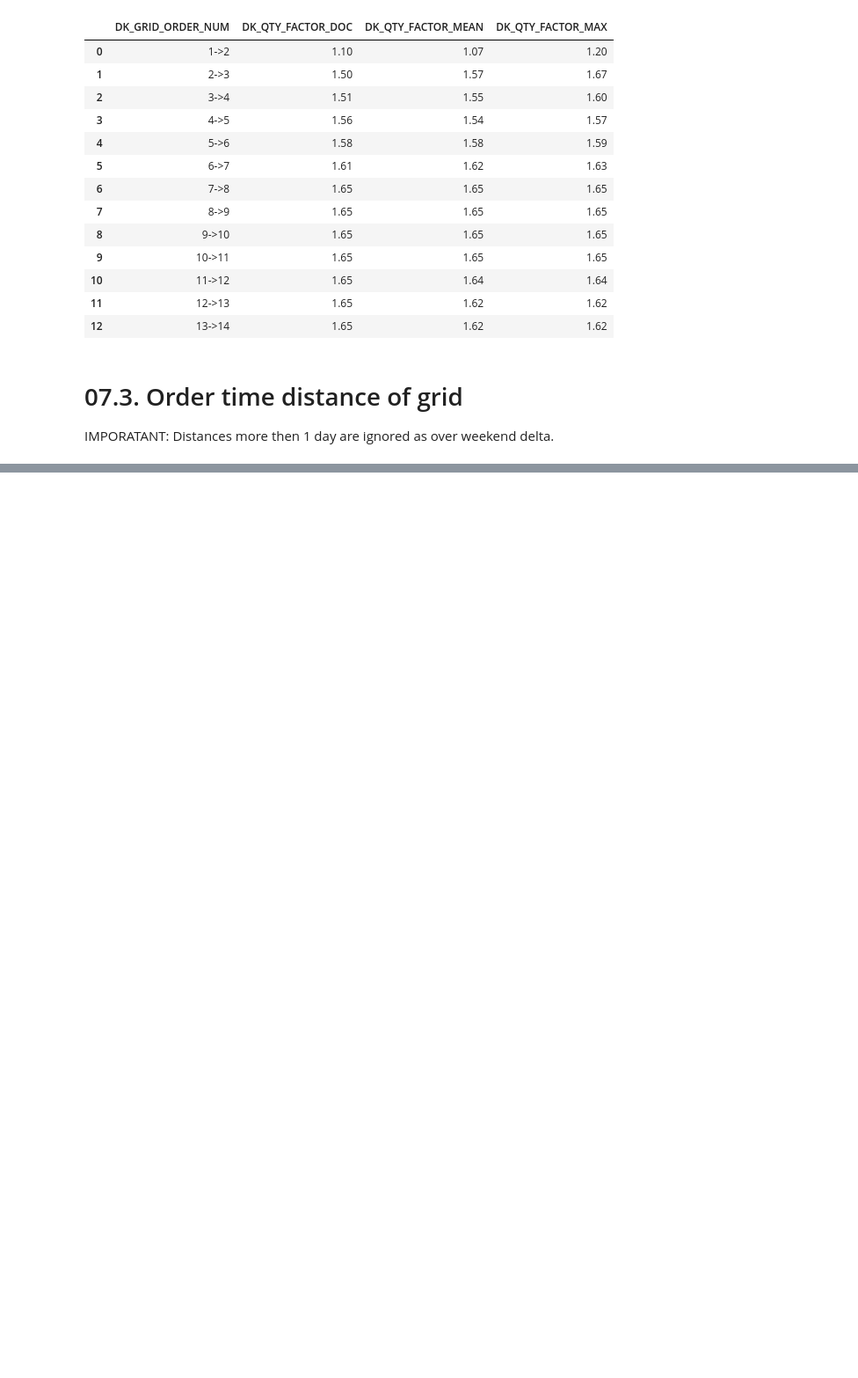
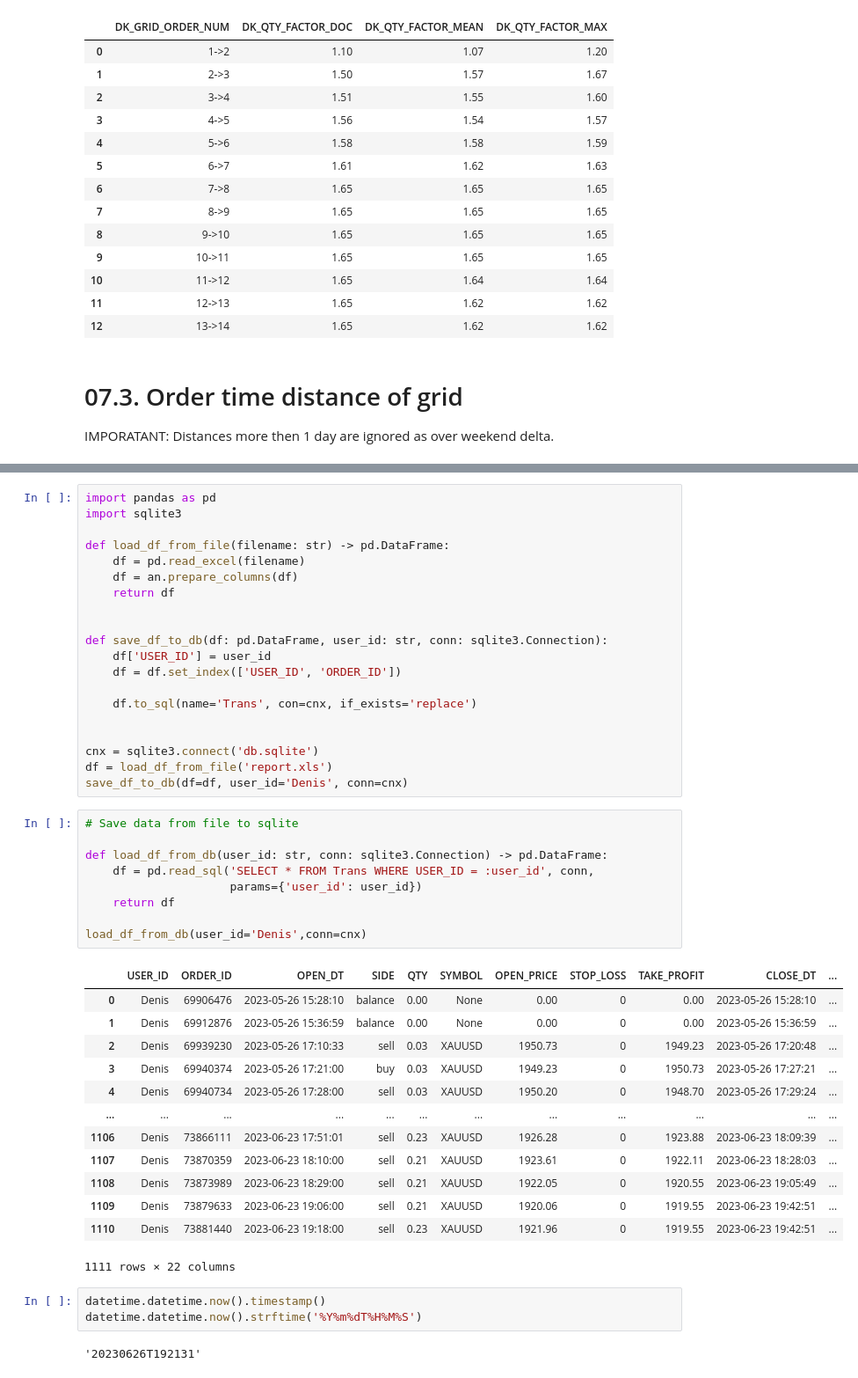
Before and after one commit to sournk/rf-history, a Jupyter notebook: research/analize.ipynb, the cells around one changed output, grey strips where cells are left out. Shown at 88% size. Cells and saved outputs as stored; diff of their text form; blank space fills up the shorter version.

Commit message:
Added TG receive and parse data files

```diff
--- a/research/analize.ipynb
+++ b/research/analize.ipynb
@@ -232,3 +229,51 @@ df_pd
 | 10 | 11->12 | 0 days 00:10:00 | 0 days 00:45:50.500000 | 0 days 02:05:00 |
 | 11 | 12->13 | 0 days 00:05:03 | 0 days 00:18:07.200000 | 0 days 00:25:22 |
 | 12 | 13->14 | 0 days 00:19:45 | 0 days 00:19:52.500000 | 0 days 00:20:00 |
+# %%
+import pandas as pd
+import sqlite3
+
+def load_df_from_file(filename: str) -> pd.DataFrame:
+    df = pd.read_excel(filename)
+    df = an.prepare_columns(df)
+    return df
+
+
+def save_df_to_db(df: pd.DataFrame, user_id: str, conn: sqlite3.Connection):
+    df['USER_ID'] = user_id
+    df = df.set_index(['USER_ID', 'ORDER_ID'])
+
+    df.to_sql(name='Trans', con=cnx, if_exists='replace')
+
+
+cnx = sqlite3.connect('db.sqlite')
+df = load_df_from_file('report.xls')
+save_df_to_db(df=df, user_id='Denis', conn=cnx)
+# %%
+# Save data from file to sqlite
+
+def load_df_from_db(user_id: str, conn: sqlite3.Connection) -> pd.DataFrame:
+    df = pd.read_sql('SELECT * FROM Trans WHERE USER_ID = :user_id', conn,
+                     params={'user_id': user_id})
+    return df
+
+load_df_from_db(user_id='Denis',conn=cnx)
+# %% [output]
+|  | USER_ID | ORDER_ID | OPEN_DT | SIDE | QTY | SYMBOL | OPEN_PRICE | STOP_LOSS | TAKE_PROFIT | CLOSE_DT | ... |
+| 0 | Denis | 69906476 | 2023-05-26 15:28:10 | balance | 0.00 | None | 0.00 | 0 | 0.00 | 2023-05-26 15:28:10 | ... |
+| 1 | Denis | 69912876 | 2023-05-26 15:36:59 | balance | 0.00 | None | 0.00 | 0 | 0.00 | 2023-05-26 15:36:59 | ... |
+| 2 | Denis | 69939230 | 2023-05-26 17:10:33 | sell | 0.03 | XAUUSD | 1950.73 | 0 | 1949.23 | 2023-05-26 17:20:48 | ... |
+| 3 | Denis | 69940374 | 2023-05-26 17:21:00 | buy | 0.03 | XAUUSD | 1949.23 | 0 | 1950.73 | 2023-05-26 17:27:21 | ... |
+| 4 | Denis | 69940734 | 2023-05-26 17:28:00 | sell | 0.03 | XAUUSD | 1950.20 | 0 | 1948.70 | 2023-05-26 17:29:24 | ... |
+| ... | ... | ... | ... | ... | ... | ... | ... | ... | ... | ... | ... |
+| 1106 | Denis | 73866111 | 2023-06-23 17:51:01 | sell | 0.23 | XAUUSD | 1926.28 | 0 | 1923.88 | 2023-06-23 18:09:39 | ... |
+| 1107 | Denis | 73870359 | 2023-06-23 18:10:00 | sell | 0.21 | XAUUSD | 1923.61 | 0 | 1922.11 | 2023-06-23 18:28:03 | ... |
+| 1108 | Denis | 73873989 | 2023-06-23 18:29:00 | sell | 0.21 | XAUUSD | 1922.05 | 0 | 1920.55 | 2023-06-23 19:05:49 | ... |
+| 1109 | Denis | 73879633 | 2023-06-23 19:06:00 | sell | 0.21 | XAUUSD | 1920.06 | 0 | 1919.55 | 2023-06-23 19:42:51 | ... |
+| 1110 | Denis | 73881440 | 2023-06-23 19:18:00 | sell | 0.23 | XAUUSD | 1921.96 | 0 | 1919.55 | 2023-06-23 19:42:51 | ... |
+1111 rows × 22 columns
+# %%
+datetime.datetime.now().timestamp()
+datetime.datetime.now().strftime('%Y%m%dT%H%M%S')
+# %% [output]
+'20230626T192131'
```
Also changed, not shown: parts of 1 cell of this notebook, 7 other files.
